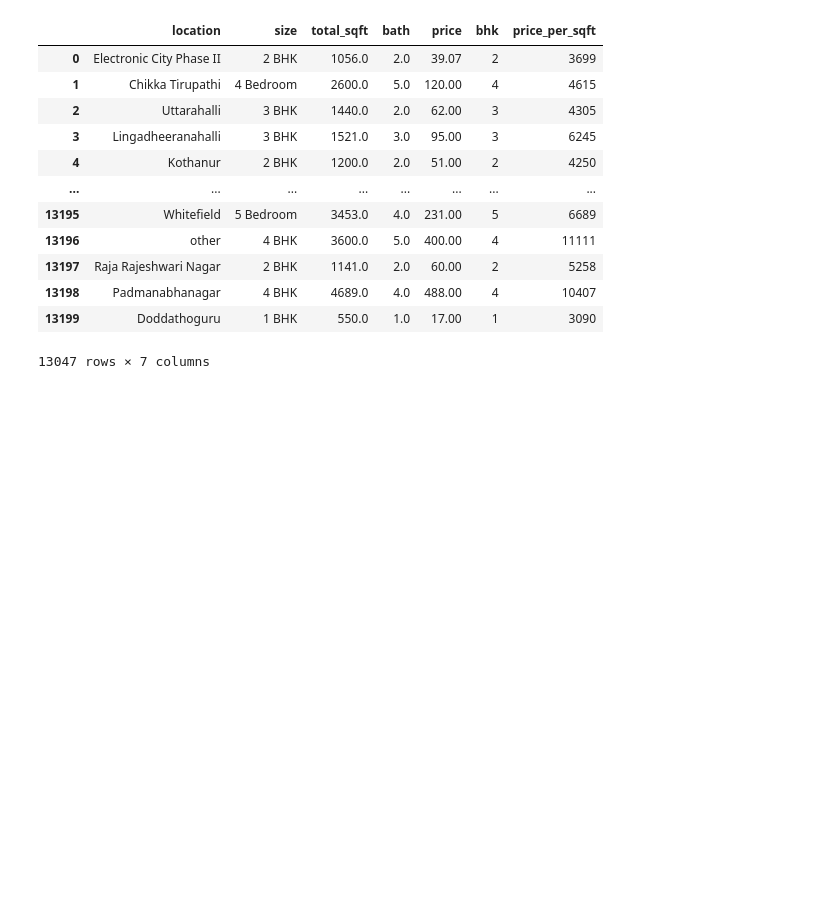
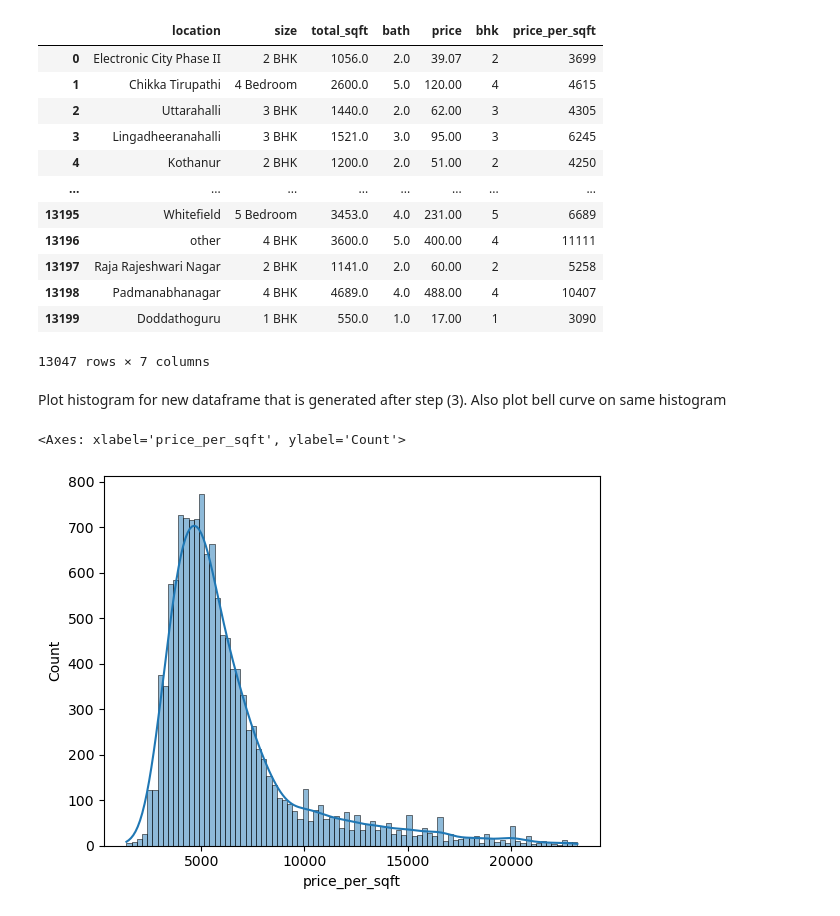
Before and after one commit to kumarshubham011/Data-Science-Stuff, a Jupyter notebook: math-for-machine-learning-main/3_normal_distribution/Exercise/my_solution.ipynb, the cells around one changed output. Cells and saved outputs as stored; diff of their text form; code cells hidden in the pictures; blank space fills up the shorter version.

```diff
--- a/math-for-machine-learning-main/3_normal_distribution/Exercise/my_solution.ipynb
+++ b/math-for-machine-learning-main/3_normal_distribution/Exercise/my_solution.ipynb
@@ -125,3 +125,10 @@ df
 | 13198 | Padmanabhanagar | 4 BHK | 4689.0 | 4.0 | 488.00 | 4 | 10407 |
 | 13199 | Doddathoguru | 1 BHK | 550.0 | 1.0 | 17.00 | 1 | 3090 |
 13047 rows × 7 columns
+# %% [markdown]
+Plot histogram for new dataframe that is generated after step (3). Also plot bell curve on same histogram
+# %%
+sn.histplot(df.price_per_sqft, kde=True)
+# %% [output]
+<Axes: xlabel='price_per_sqft', ylabel='Count'>
+[figure, added]
```
Also changed, not shown: parts of 2 cells of this notebook.
